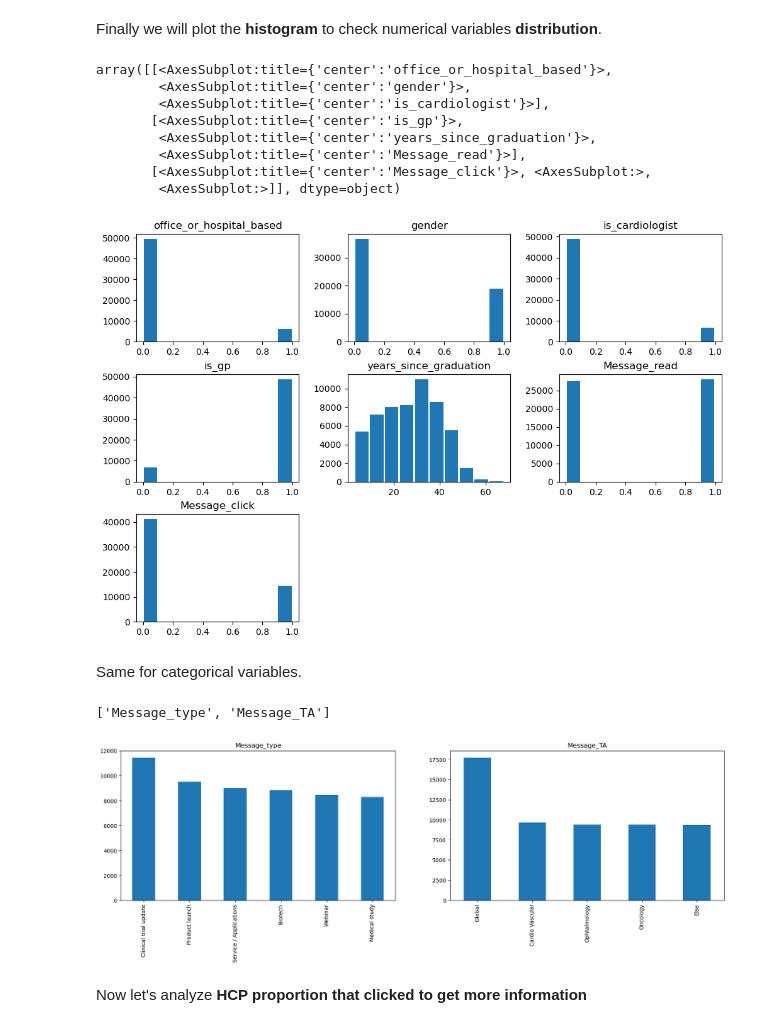
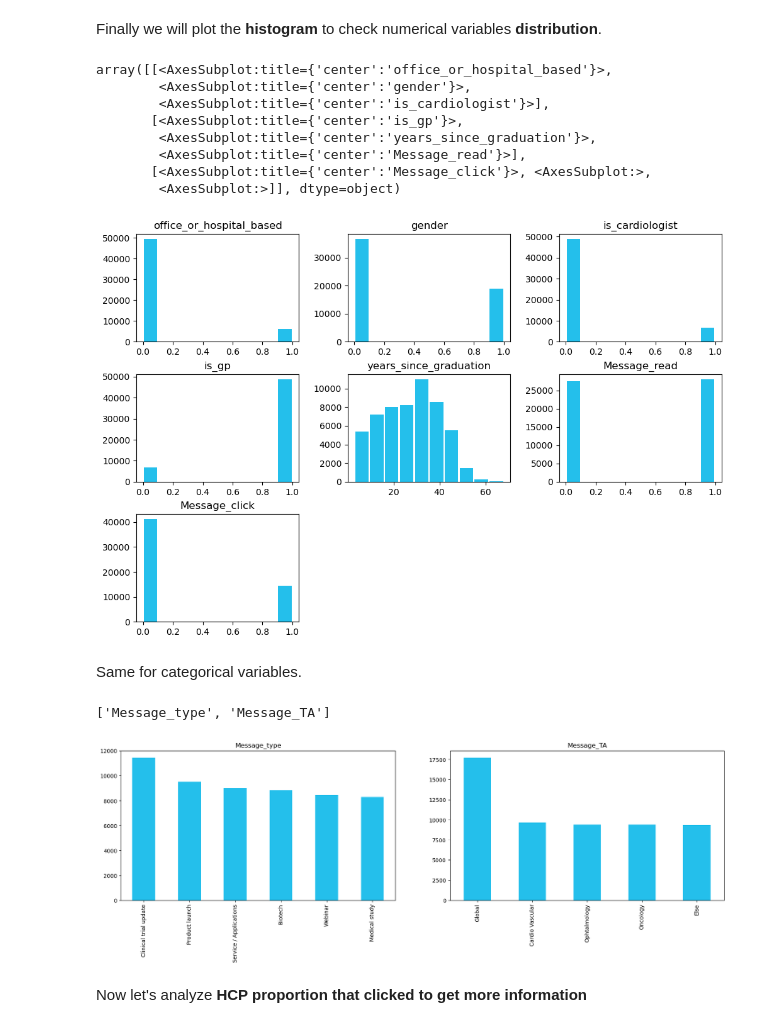
Before and after one commit to laurru01/ML-projects, a Jupyter notebook: Recommendation System/Content Recommendation System with lightFM.ipynb, the cells around one changed output. Saved outputs shown, nothing was run; the diff lists cells and outputs as text; code cells hidden in the pictures.

```diff
--- a/Recommendation System/Content Recommendation System with lightFM.ipynb
+++ b/Recommendation System/Content Recommendation System with lightFM.ipynb
@@ -325,7 +328,7 @@ Text(0.5, 1.0, 'Correlation with Message click \n')
 Finally we will plot the **histogram** to check numerical variables **distribution**.
 # %%
 df_aux = df.drop(['HCP_id', 'news_id', 'Message_id'], axis=1)
-df_aux.hist(bins=10, grid=False, figsize=(12,8), zorder=2, rwidth=0.9)
+df_aux.hist(bins=10, grid=False, figsize=(12,8), color='#24bfeb', zorder=2, rwidth=0.9)
 # %% [output]
 array([[<AxesSubplot:title={'center':'office_or_hospital_based'}>,
         <AxesSubplot:title={'center':'gender'}>,
@@ -335,21 +338,21 @@ array([[<AxesSubplot:title={'center':'office_or_hospital_based'}>,
         <AxesSubplot:title={'center':'Message_read'}>],
        [<AxesSubplot:title={'center':'Message_click'}>, <AxesSubplot:>,
         <AxesSubplot:>]], dtype=object)
-[figure, old version]
+[figure, new version]
 # %% [markdown]
 Same for categorical variables.
 # %%
 categorical_features = df.select_dtypes(include='object').columns.to_list()
 categorical_features.remove('Message_creation_date')
 categorical_features.remove('news_date')
 print(categorical_features)
 fig, ax = plt.subplots(1, 2, figsize=(20, 5))
 for i, categorical_feature in enumerate(df[categorical_features]):
-    df[categorical_feature].value_counts().plot(kind="bar", ax=ax[i]).set_title(categorical_feature)
+    df[categorical_feature].value_counts().plot(kind="bar", ax=ax[i], color='#24bfeb').set_title(categorical_feature)
 fig.show()
 # %% [output]
 ['Message_type', 'Message_TA']
-[figure, old version]
+[figure, new version]
 # %% [markdown]
 Now let's analyze **HCP proportion that clicked to get more information**
 # %%
```
Also changed, not shown: parts of 30 cells of this notebook.
